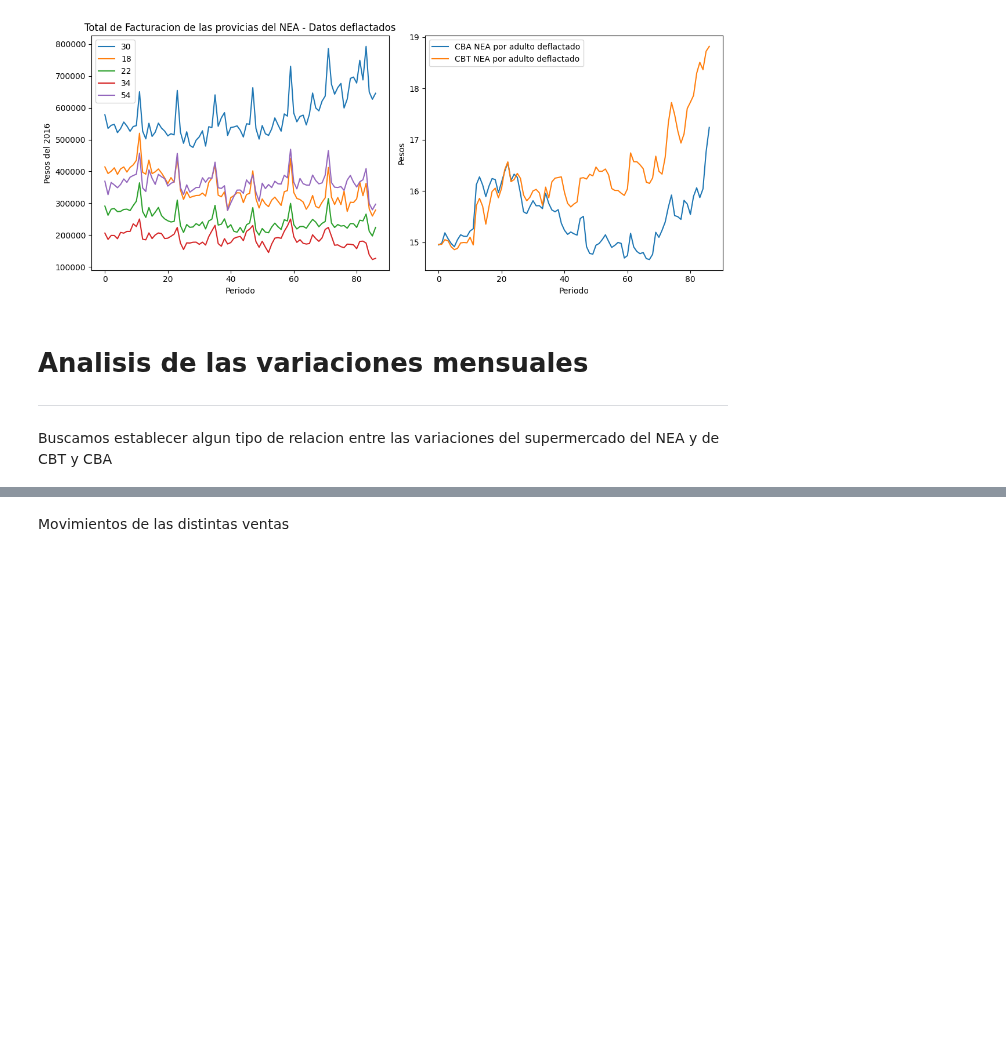
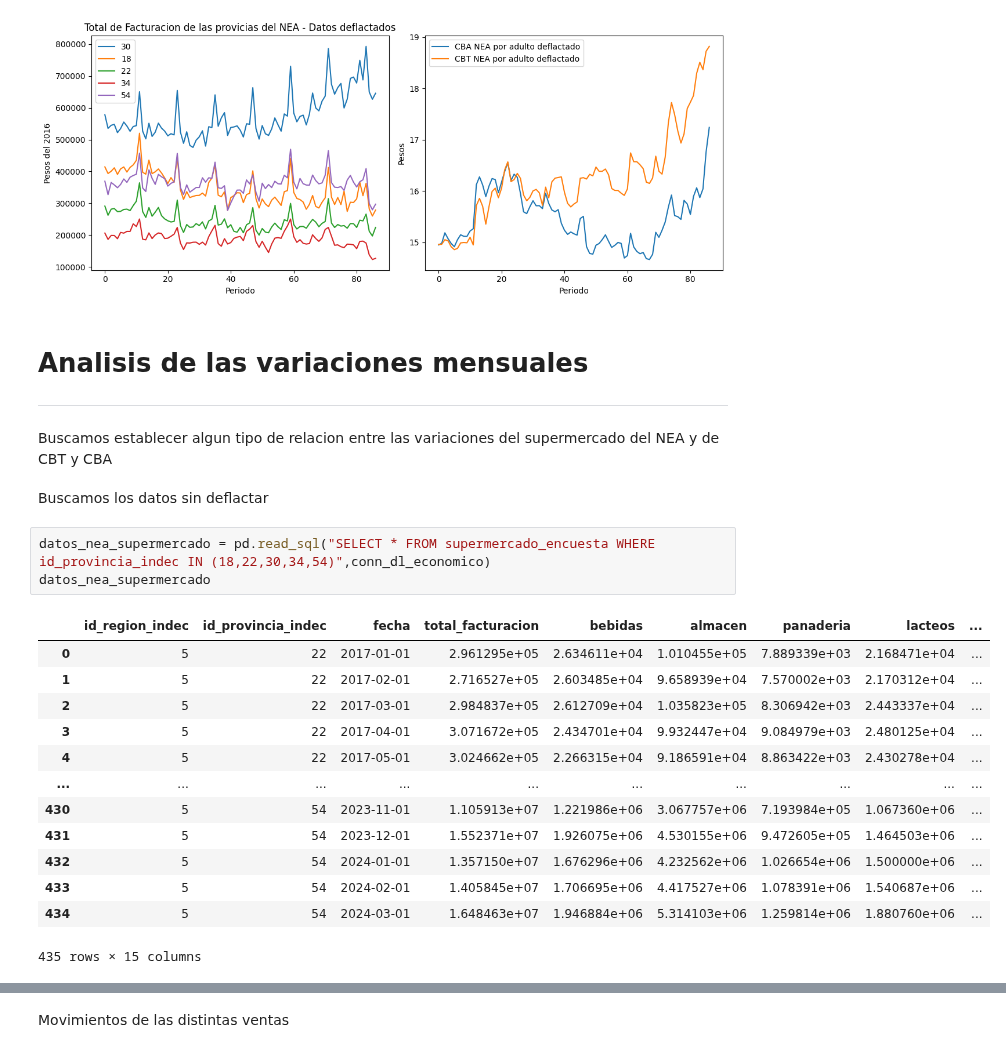
Before and after one commit to IPECD-AreaDatos/scrapingTrabajo, a Jupyter notebook: notebooks_cdd/supermercado_deflactado.ipynb, the cells around one changed output, grey strips where cells are left out. Cells and saved outputs as stored; diff of their text form; blank space fills up the shorter version.

```diff
--- a/notebooks_cdd/supermercado_deflactado.ipynb
+++ b/notebooks_cdd/supermercado_deflactado.ipynb
@@ -177,5 +177,24 @@ plt.show()
 <H1> Analisis de las variaciones mensuales  </H1>
 <hr>
 Buscamos establecer algun tipo de relacion entre las variaciones del supermercado del NEA y de CBT y CBA
+# %% [markdown]
+Buscamos los datos sin deflactar
+# %%
+datos_nea_supermercado = pd.read_sql("SELECT * FROM supermercado_encuesta WHERE id_provincia_indec IN (18,22,30,34,54)",conn_dl_economico)
+datos_nea_supermercado
+# %% [output]
+|  | id_region_indec | id_provincia_indec | fecha | total_facturacion | bebidas | almacen | panaderia | lacteos | ... |
+| 0 | 5 | 22 | 2017-01-01 | 2.961295e+05 | 2.634611e+04 | 1.010455e+05 | 7.889339e+03 | 2.168471e+04 | ... |
+| 1 | 5 | 22 | 2017-02-01 | 2.716527e+05 | 2.603485e+04 | 9.658939e+04 | 7.570002e+03 | 2.170312e+04 | ... |
+| 2 | 5 | 22 | 2017-03-01 | 2.984837e+05 | 2.612709e+04 | 1.035823e+05 | 8.306942e+03 | 2.443337e+04 | ... |
+| 3 | 5 | 22 | 2017-04-01 | 3.071672e+05 | 2.434701e+04 | 9.932447e+04 | 9.084979e+03 | 2.480125e+04 | ... |
+| 4 | 5 | 22 | 2017-05-01 | 3.024662e+05 | 2.266315e+04 | 9.186591e+04 | 8.863422e+03 | 2.430278e+04 | ... |
+| ... | ... | ... | ... | ... | ... | ... | ... | ... | ... |
+| 430 | 5 | 54 | 2023-11-01 | 1.105913e+07 | 1.221986e+06 | 3.067757e+06 | 7.193984e+05 | 1.067360e+06 | ... |
+| 431 | 5 | 54 | 2023-12-01 | 1.552371e+07 | 1.926075e+06 | 4.530155e+06 | 9.472605e+05 | 1.464503e+06 | ... |
+| 432 | 5 | 54 | 2024-01-01 | 1.357150e+07 | 1.676296e+06 | 4.232562e+06 | 1.026654e+06 | 1.500000e+06 | ... |
+| 433 | 5 | 54 | 2024-02-01 | 1.405845e+07 | 1.706695e+06 | 4.417527e+06 | 1.078391e+06 | 1.540687e+06 | ... |
+| 434 | 5 | 54 | 2024-03-01 | 1.648463e+07 | 1.946884e+06 | 5.314103e+06 | 1.259814e+06 | 1.880760e+06 | ... |
+435 rows × 15 columns
 # %%
 variaciones = pd.DataFrame()
```
Also changed, not shown: parts of 3 cells of this notebook, 1 other file.
